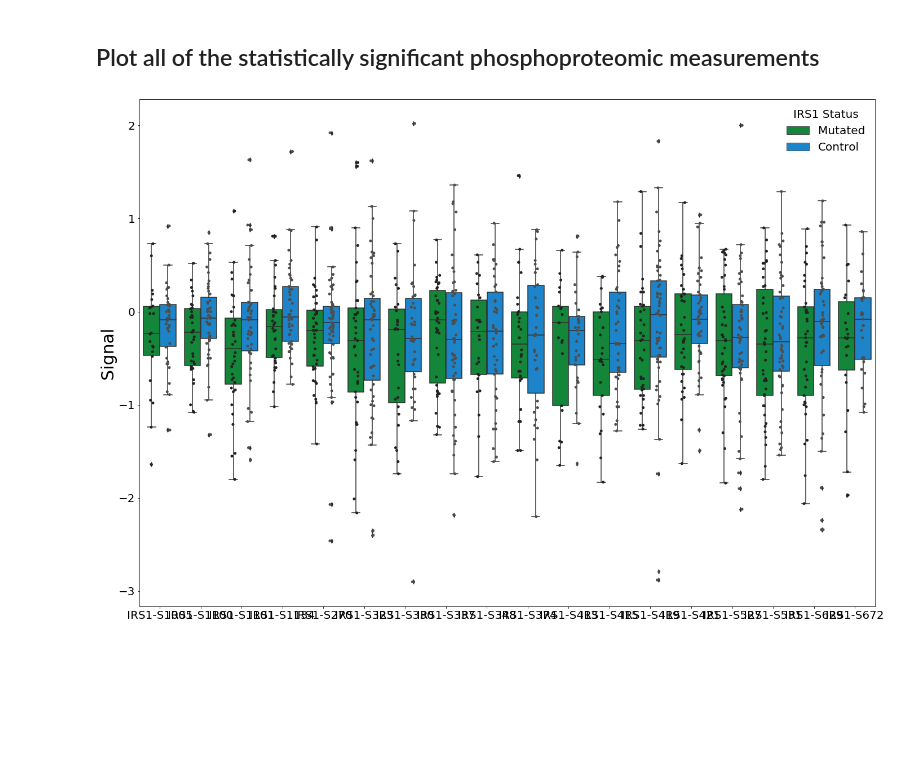
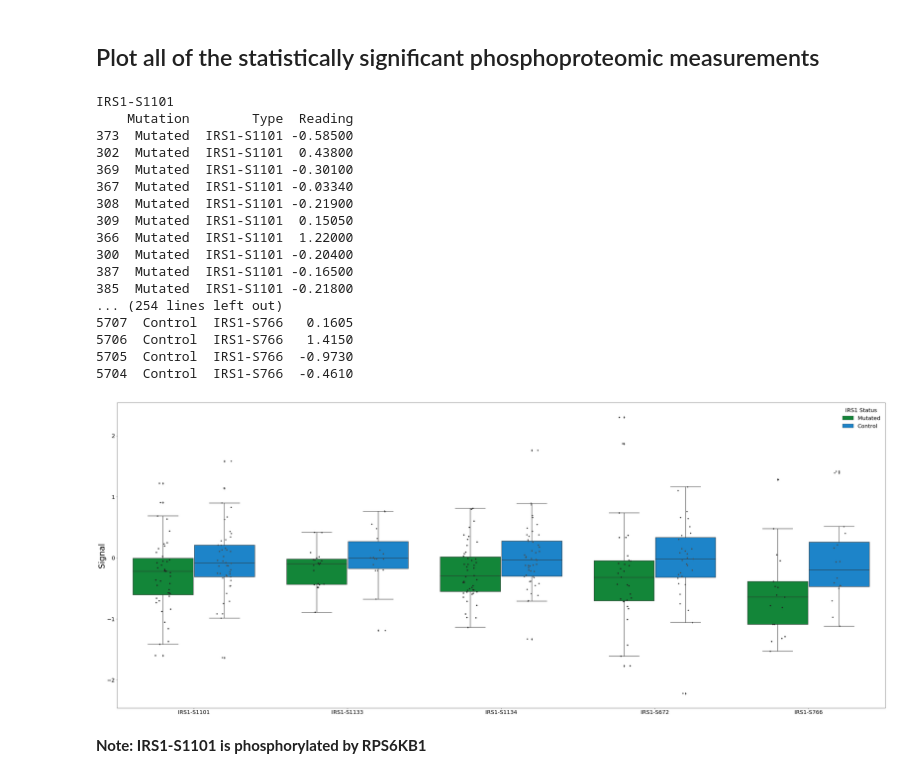
Before and after one commit to PayneLab/UCEC-clinical-stat-analysis, a Jupyter notebook: Protein_Notebooks/PIK3CA/Interacting_Proteins/IRS1.ipynb, the cells around one changed output. Drawn from its saved outputs; the diff is of its cells as text; code cells hidden in the pictures; blank space fills up the shorter version.

```diff
--- a/Protein_Notebooks/PIK3CA/Interacting_Proteins/IRS1.ipynb
+++ b/Protein_Notebooks/PIK3CA/Interacting_Proteins/IRS1.ipynb
@@ -126,0 +188,4 @@ print(significant_vals)
+# %%
+site = 'IRS1-S1101'
+sitedf = CPTAC.compare_mutations(phos, site, gene)
+print(sitedf)
@@ -174,33 +256,59 @@ plotdf = None
 # %%
-for site in significant_sites:
+plotdf = None
+interested_sites = ['IRS1-S1101', 'IRS1-S1133', 'IRS1-S1134', 'IRS1-S672', 'IRS1-S766']
+
+for site in interested_sites:
+    print(site)
     tempdf = phosdf.loc[(phosdf['Type'] == site)]
-    #print(tempdf)
+    print(tempdf)
     if plotdf is None:
         plotdf = tempdf
     else:
         plotdf = plotdf.append(tempdf)
+
+#print(plotdf)
+# %% [output]
+IRS1-S1101
+    Mutation        Type  Reading
+373  Mutated  IRS1-S1101 -0.58500
+302  Mutated  IRS1-S1101  0.43800
+369  Mutated  IRS1-S1101 -0.30100
+367  Mutated  IRS1-S1101 -0.03340
+308  Mutated  IRS1-S1101 -0.21900
+309  Mutated  IRS1-S1101  0.15050
+366  Mutated  IRS1-S1101  1.22000
+300  Mutated  IRS1-S1101 -0.20400
+387  Mutated  IRS1-S1101 -0.16500
+385  Mutated  IRS1-S1101 -0.21800
+... (254 lines left out)
+5707  Control  IRS1-S766   0.1605
+5706  Control  IRS1-S766   1.4150
+5705  Control  IRS1-S766  -0.9730
+5704  Control  IRS1-S766  -0.4610
 # %%
-a4_dims = (23.4, 16.54)
+a4_dims = (50.4, 20.54)
 fig, ax = plt.subplots(figsize=a4_dims)
 my_pal = {"Mutated": "#009933", "Control": "#008ae6"}
 
 #Create the plot
 boxplt = sns.boxplot(x='Type', y='Reading', hue='Mutation', data=plotdf, palette=my_pal)
 boxplt = sns.stripplot(data=plotdf, x='Type', y='Reading', hue='Mutation', dodge=True, jitter=True, color='.3')
 
 #Add styling
 boxplt.set_xlabel('')
 boxplt.set_ylabel('Signal', fontsize='30')
 boxplt.tick_params(labelsize='20')
 
 #Adjust legend
 handles, labels = ax.get_legend_handles_labels()
 plt.legend(handles[0:2], ['Mutated', 'Control'], title='IRS1 Status', fontsize='20', frameon=False)
 boxplt.get_legend().get_title().set_fontsize('20')
 #boxplt.get_legend().set_bbox_to_anchor((1, 1, 0, 0))
 
 
 fig = boxplt.get_figure()
 plt.show()
 # %% [output]
-[figure, old version]
+[figure, new version]
+# %% [markdown]
+<b> Note: IRS1-S1101 is phosphorylated by RPS6KB1 </b>
```
Also changed, not shown: parts of 11 cells of this notebook, 10 other files.
